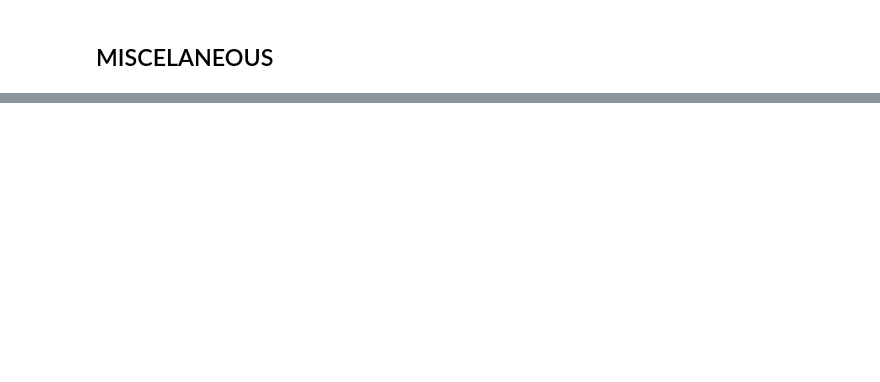
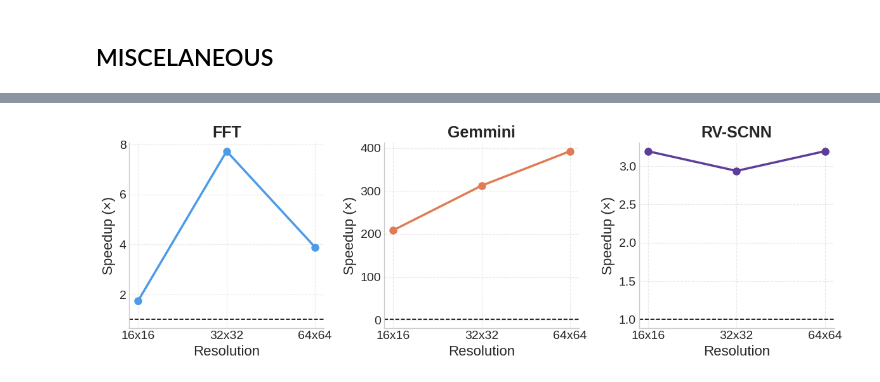
Before and after one commit to juandiegoproch/FNO_acceltests, a Jupyter notebook: graphs.ipynb, the cells around one changed output, grey strips where cells are left out. Saved outputs shown, nothing was run; the diff lists cells and outputs as text; code cells hidden in the pictures; blank space fills up the shorter version.

```diff
--- a/graphs.ipynb
+++ b/graphs.ipynb
@@ -909,0 +1197,85 @@ NameError: name 'np' is not defined
+# %%
+import matplotlib.pyplot as plt
+
+# ── CONFIG ────────────────────────────────────────────────────────────────────
+FIG_W = 12
+FIG_H = 4
+
+FS_TITLE  = 18
+FS_LABEL  = 16
+FS_TICK   = 14
+
+LW = 2.5
+MS = 8
+
+# ── DATA ──────────────────────────────────────────────────────────────────────
+fft = results[results["accelerator"] == "FFT"]
+gemmini = results[results["accelerator"] == "Gemmini"]
+rvscnn = results[results["accelerator"] == "RV-SCNN"]
+
+# ── FIGURE ────────────────────────────────────────────────────────────────────
+fig, axes = plt.subplots(1, 3, figsize=(FIG_W, FIG_H))
+
+configs = [
+    (fft,     "FFT",     "#4C9BE8"),
+    (gemmini, "Gemmini", "#E07B54"),
+    (rvscnn,  "RV-SCNN", "#5E3C99"),
+]
+
+for ax, (df, title, color) in zip(axes, configs):
+
+    ax.plot(
+        df["resolution"],
+        df["speedup"],
+        marker="o",
+        markersize=MS,
+        linewidth=LW,
+        color=color
+    )
+
+    ax.axhline(
+        1,
+        color="black",
+        linestyle="--",
+        linewidth=1.2
+    )
+
+    ax.set_title(
+        title,
+        fontsize=FS_TITLE,
+        fontweight="bold"
+    )
+
+    ax.set_xlabel(
+        "Resolution",
+        fontsize=FS_LABEL
+    )
+
+    ax.set_ylabel(
+        "Speedup (×)",
+        fontsize=FS_LABEL
+    )
+
+    ax.tick_params(
+        labelsize=FS_TICK
+    )
+
+    ax.spines["top"].set_visible(False)
+    ax.spines["right"].set_visible(False)
+
+    ax.grid(
+        linestyle="--",
+        alpha=0.4
+    )
+
+plt.tight_layout()
+
+plt.savefig(
+    "./figures/accelerator_speedups_combined.png",
+    dpi=300,
+    bbox_inches="tight"
+)
+plt.savefig("figures/combined_speedups.png", dpi=150, bbox_inches="tight")
+plt.show()
+# %% [output]
+[figure, added]
```
Also changed, not shown: parts of 10 cells of this notebook, 35 other files.
